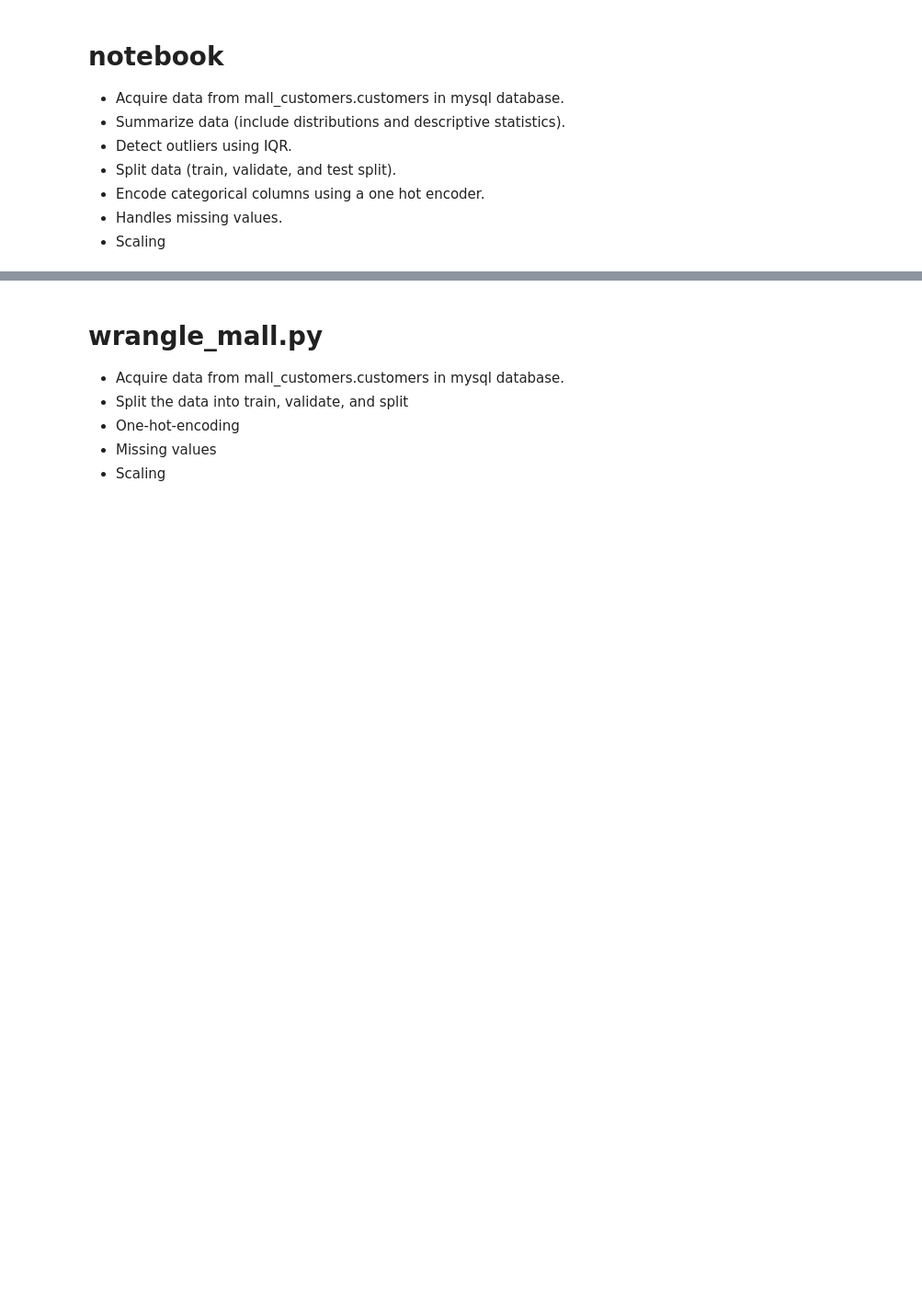
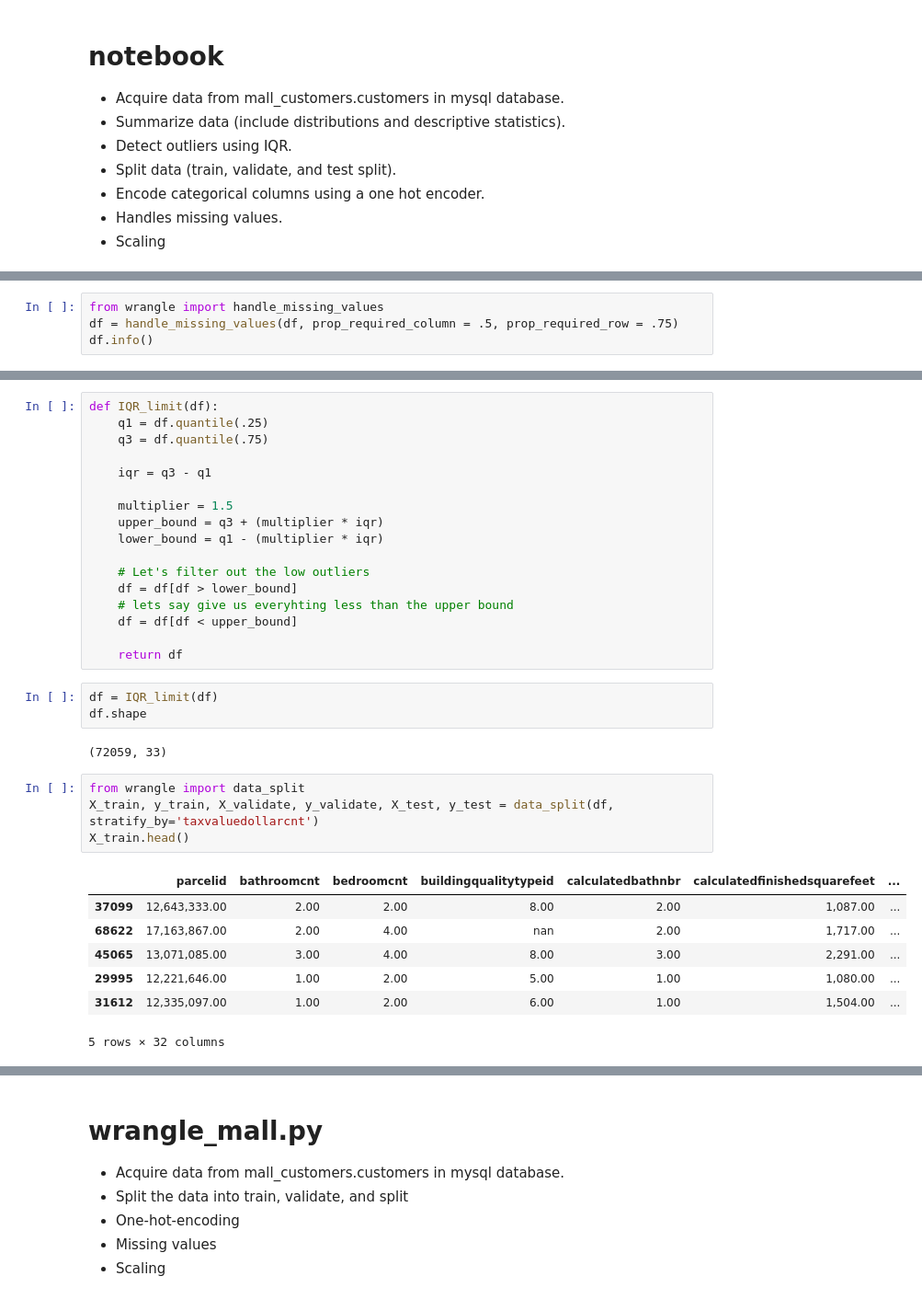
Before and after one commit to ljackson707/clustering-exercises, a Jupyter notebook: clustering_exercises.ipynb, the cells around one changed output, grey strips where cells are left out. Shown: that part at 92% size. Cells and saved outputs as stored; diff of their text form; blank space fills up the shorter version.

```diff
--- a/clustering_exercises.ipynb
+++ b/clustering_exercises.ipynb
@@ -153,0 +189,4 @@ memory usage: 18.7+ MB
+# %%
+from wrangle import handle_missing_values
+df = handle_missing_values(df, prop_required_column = .5, prop_required_row = .75)
+df.info()
@@ -153,0 +231,34 @@ memory usage: 18.7+ MB
+# %%
+def IQR_limit(df):
+    q1 = df.quantile(.25)
+    q3 = df.quantile(.75)
+
+    iqr = q3 - q1
+
+    multiplier = 1.5
+    upper_bound = q3 + (multiplier * iqr)
+    lower_bound = q1 - (multiplier * iqr)
+
+    # Let's filter out the low outliers
+    df = df[df > lower_bound]
+    # lets say give us everyhting less than the upper bound
+    df = df[df < upper_bound]
+
+    return df
+# %%
+df = IQR_limit(df)
+df.shape
+# %% [output]
+(72059, 33)
+# %%
+from wrangle import data_split
+X_train, y_train, X_validate, y_validate, X_test, y_test = data_split(df, stratify_by='taxvaluedollarcnt')
+X_train.head()
+# %% [output]
+|  | parcelid | bathroomcnt | bedroomcnt | buildingqualitytypeid | calculatedbathnbr | calculatedfinishedsquarefeet | ... |
+| 37099 | 12,643,333.00 | 2.00 | 2.00 | 8.00 | 2.00 | 1,087.00 | ... |
+| 68622 | 17,163,867.00 | 2.00 | 4.00 | nan | 2.00 | 1,717.00 | ... |
+| 45065 | 13,071,085.00 | 3.00 | 4.00 | 8.00 | 3.00 | 2,291.00 | ... |
+| 29995 | 12,221,646.00 | 1.00 | 2.00 | 5.00 | 1.00 | 1,080.00 | ... |
+| 31612 | 12,335,097.00 | 1.00 | 2.00 | 6.00 | 1.00 | 1,504.00 | ... |
+5 rows × 32 columns
```
Also changed, not shown: parts of 12 cells of this notebook.
